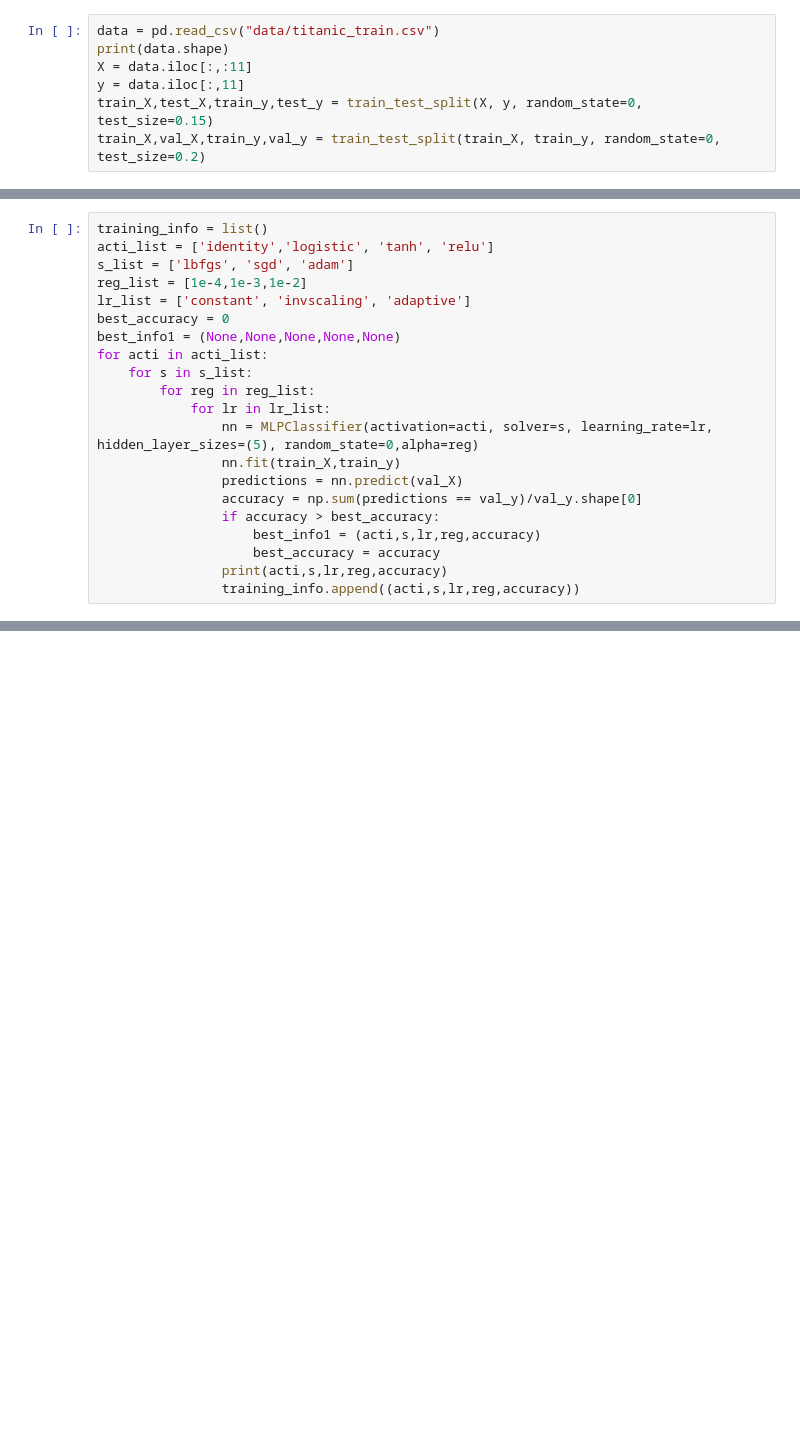
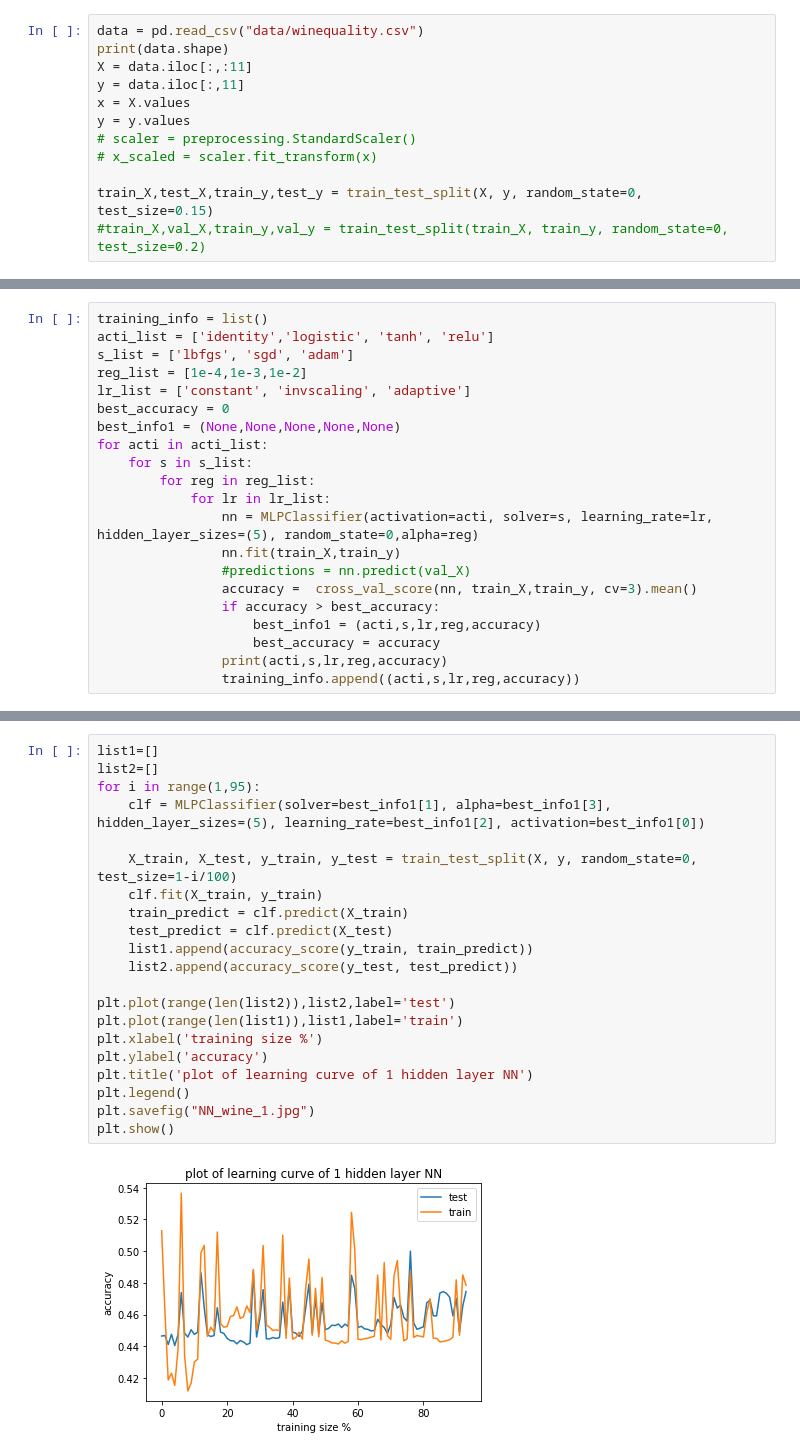
Before and after one commit to Jimmymiji/CS-4641, a Jupyter notebook: Assignment1/Neural Network-wine.ipynb, the cells around one changed output, grey strips where cells are left out. Saved outputs shown, nothing was run; the diff lists cells and outputs as text; blank space fills up the shorter version.

```diff
--- a/Assignment1/Neural Network-wine.ipynb
+++ b/Assignment1/Neural Network-wine.ipynb
@@ -11,8 +12,13 @@ from sklearn.metrics import accuracy_score
 # %%
-data = pd.read_csv("data/titanic_train.csv")
+data = pd.read_csv("data/winequality.csv")
 print(data.shape)
 X = data.iloc[:,:11]
 y = data.iloc[:,11]
+x = X.values
+y = y.values
+# scaler = preprocessing.StandardScaler()
+# x_scaled = scaler.fit_transform(x)
+
 train_X,test_X,train_y,test_y = train_test_split(X, y, random_state=0, test_size=0.15)
-train_X,val_X,train_y,val_y = train_test_split(train_X, train_y, random_state=0, test_size=0.2)
+#train_X,val_X,train_y,val_y = train_test_split(train_X, train_y, random_state=0, test_size=0.2)
 # %% [output]
@@ -35,8 +41,8 @@ for acti in acti_list:
             for lr in lr_list:
                 nn = MLPClassifier(activation=acti, solver=s, learning_rate=lr, hidden_layer_sizes=(5), random_state=0,alpha=reg)
                 nn.fit(train_X,train_y)
-                predictions = nn.predict(val_X)
-                accuracy = np.sum(predictions == val_y)/val_y.shape[0]
+                #predictions = nn.predict(val_X)
+                accuracy =  cross_val_score(nn, train_X,train_y, cv=3).mean()
                 if accuracy > best_accuracy:
                     best_info1 = (acti,s,lr,reg,accuracy)
                     best_accuracy = accuracy
@@ -227,0 +247,23 @@ print(best_info3)
+# %%
+list1=[]
+list2=[]
+for i in range(1,95):
+    clf = MLPClassifier(solver=best_info1[1], alpha=best_info1[3], hidden_layer_sizes=(5), learning_rate=best_info1[2], activation=best_info1[0])
+
+    X_train, X_test, y_train, y_test = train_test_split(X, y, random_state=0, test_size=1-i/100)
+    clf.fit(X_train, y_train)
+    train_predict = clf.predict(X_train)
+    test_predict = clf.predict(X_test)
+    list1.append(accuracy_score(y_train, train_predict))
+    list2.append(accuracy_score(y_test, test_predict))
+
+plt.plot(range(len(list2)),list2,label='test')
+plt.plot(range(len(list1)),list1,label='train')
+plt.xlabel('training size %')
+plt.ylabel('accuracy')
+plt.title('plot of learning curve of 1 hidden layer NN')
+plt.legend()
+plt.savefig("NN_wine_1.jpg")
+plt.show()
+# %% [output]
+[figure, added]
```
Also changed, not shown: parts of 14 cells of this notebook, 35 other files.
